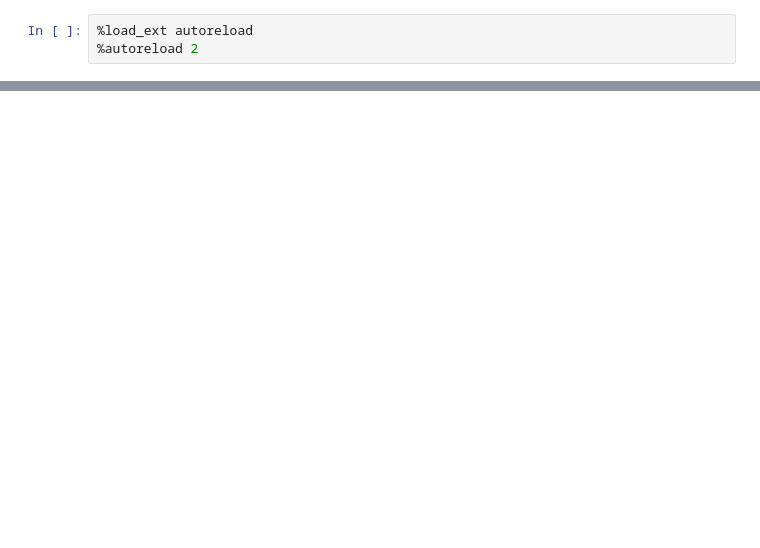
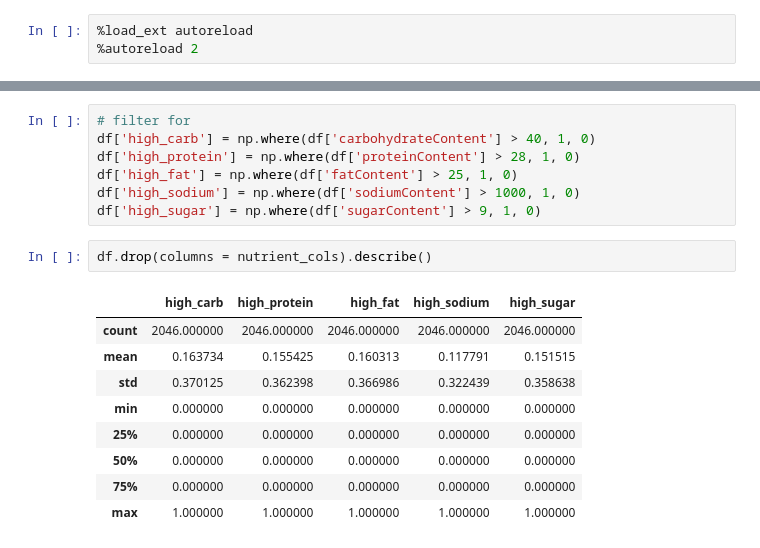
Before and after one commit to justinxu421/recipe_rex, a Jupyter notebook: extract_features_JX.ipynb, the cells around one changed output, grey strips where cells are left out. Cells and saved outputs as stored; diff of their text form; blank space fills up the shorter version.

```diff
--- a/extract_features_JX.ipynb
+++ b/extract_features_JX.ipynb
@@ -125,0 +158,19 @@ all_dfs_nutrient[all_dfs_nutrient['fiberContent'] > 40]
+# %%
+# filter for
+df['high_carb'] = np.where(df['carbohydrateContent'] > 40, 1, 0)
+df['high_protein'] = np.where(df['proteinContent'] > 28, 1, 0)
+df['high_fat'] = np.where(df['fatContent'] > 25, 1, 0)
+df['high_sodium'] = np.where(df['sodiumContent'] > 1000, 1, 0)
+df['high_sugar'] = np.where(df['sugarContent'] > 9, 1, 0)
+# %%
+df.drop(columns = nutrient_cols).describe()
+# %% [output]
+|  | high_carb | high_protein | high_fat | high_sodium | high_sugar |
+| count | 2046.000000 | 2046.000000 | 2046.000000 | 2046.000000 | 2046.000000 |
+| mean | 0.163734 | 0.155425 | 0.160313 | 0.117791 | 0.151515 |
+| std | 0.370125 | 0.362398 | 0.366986 | 0.322439 | 0.358638 |
+| min | 0.000000 | 0.000000 | 0.000000 | 0.000000 | 0.000000 |
+| 25% | 0.000000 | 0.000000 | 0.000000 | 0.000000 | 0.000000 |
+| 50% | 0.000000 | 0.000000 | 0.000000 | 0.000000 | 0.000000 |
+| 75% | 0.000000 | 0.000000 | 0.000000 | 0.000000 | 0.000000 |
+| max | 1.000000 | 1.000000 | 1.000000 | 1.000000 | 1.000000 |
```
Also changed, not shown: parts of 15 cells of this notebook, 4 other files.
